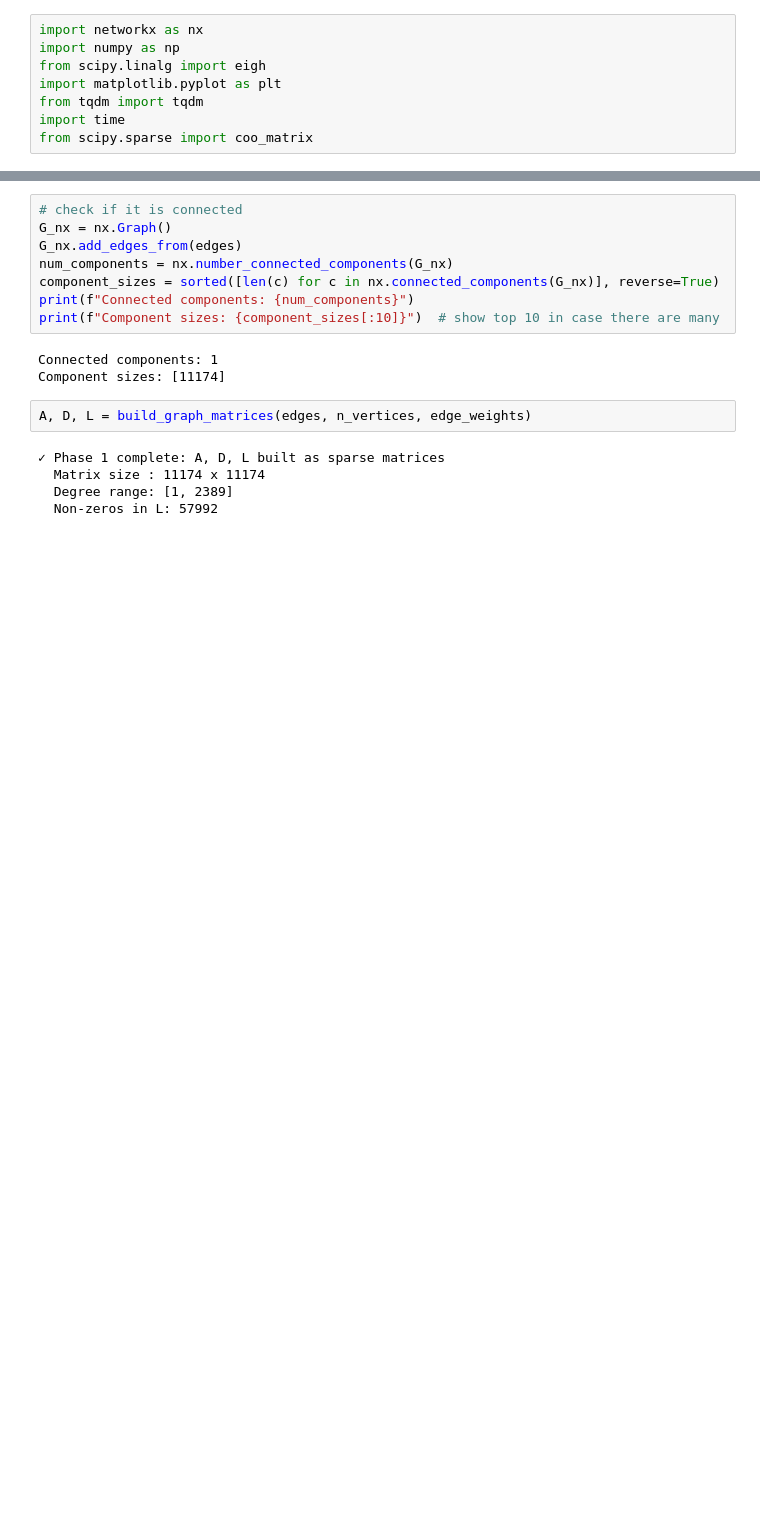
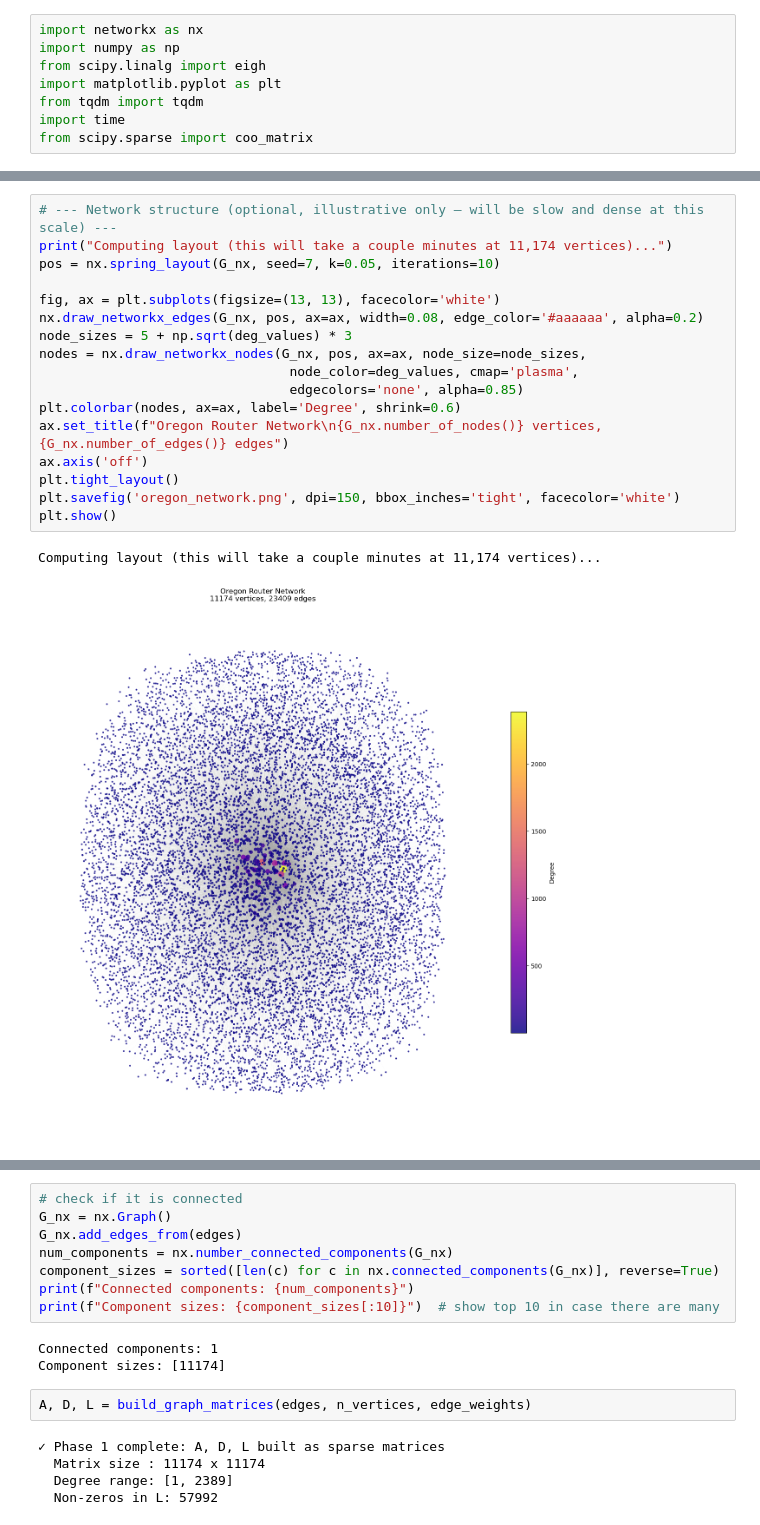
Before and after one commit to diapatel/white-noise-sampling, a Jupyter notebook: notebooks/pipeline_runs/oregon_routers.ipynb, the cells around one changed output, grey strips where cells are left out. Drawn from its saved outputs; the diff is of its cells as text; blank space fills up the shorter version.

```diff
--- a/notebooks/pipeline_runs/oregon_routers.ipynb
+++ b/notebooks/pipeline_runs/oregon_routers.ipynb
@@ -37,0 +48,20 @@ Edges: 23409
+# %%
+# --- Network structure (optional, illustrative only — will be slow and dense at this scale) ---
+print("Computing layout (this will take a couple minutes at 11,174 vertices)...")
+pos = nx.spring_layout(G_nx, seed=7, k=0.05, iterations=10)
+
+fig, ax = plt.subplots(figsize=(13, 13), facecolor='white')
+nx.draw_networkx_edges(G_nx, pos, ax=ax, width=0.08, edge_color='#aaaaaa', alpha=0.2)
+node_sizes = 5 + np.sqrt(deg_values) * 3
+nodes = nx.draw_networkx_nodes(G_nx, pos, ax=ax, node_size=node_sizes,
+                                node_color=deg_values, cmap='plasma',
+                                edgecolors='none', alpha=0.85)
+plt.colorbar(nodes, ax=ax, label='Degree', shrink=0.6)
+ax.set_title(f"Oregon Router Network\n{G_nx.number_of_nodes()} vertices, {G_nx.number_of_edges()} edges")
+ax.axis('off')
+plt.tight_layout()
+plt.savefig('oregon_network.png', dpi=150, bbox_inches='tight', facecolor='white')
+plt.show()
+# %% [output]
+Computing layout (this will take a couple minutes at 11,174 vertices)...
+[figure, added]
```
Also changed, not shown: parts of 7 cells of this notebook, 16 other files.
